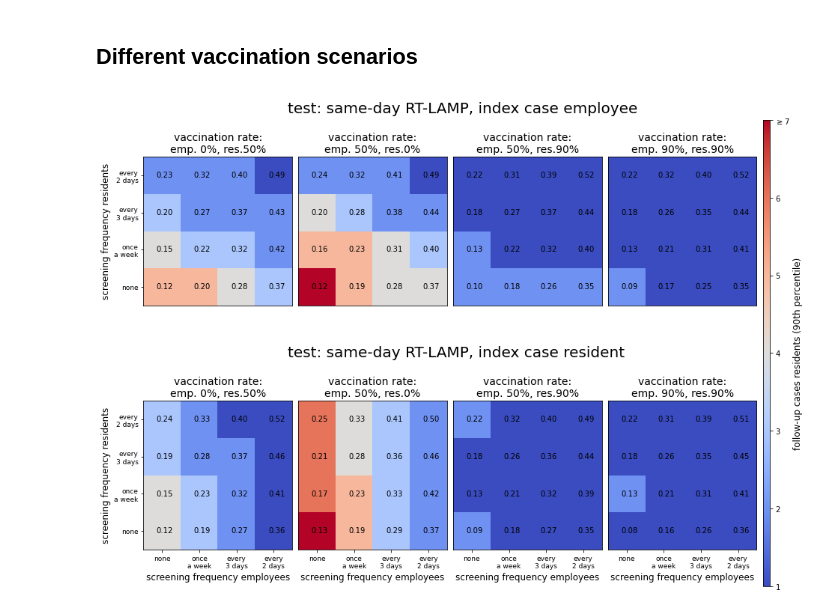
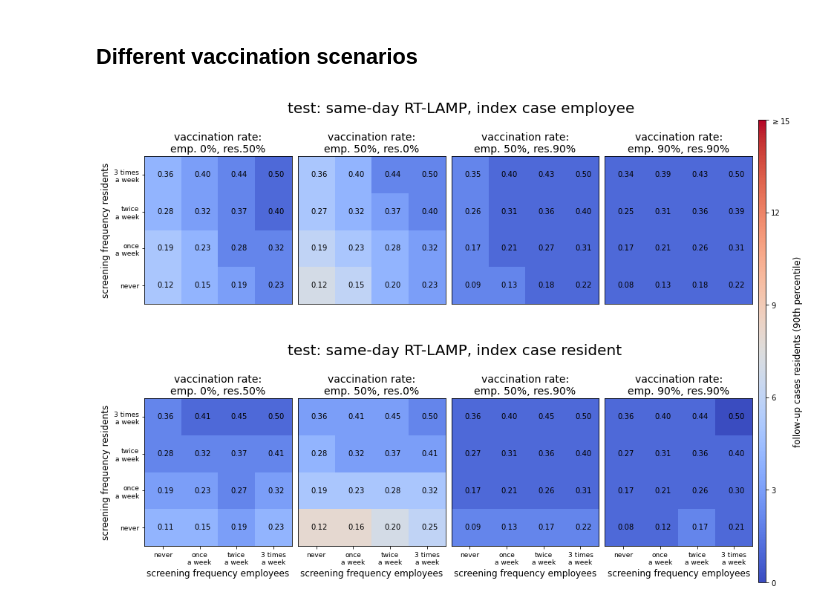
Before and after one commit to JanaLasser/nursing_home_SEIRX, a Jupyter notebook: analysis_testing_and_vaccintion.ipynb, the cells around one changed output. Saved outputs shown, nothing was run; the diff lists cells and outputs as text; code cells hidden in the pictures.

```diff
--- a/analysis_testing_and_vaccintion.ipynb
+++ b/analysis_testing_and_vaccintion.ipynb
@@ -15,15 +10,19 @@ vaccination_ratios = [(0.0, 0.5), (0.5, 0.0), (0.5, 0.9), (0.9, 0.5), (0.9, 0.9)
+# %%
+N_runs = 1000
+sim_name = 'simulations_testing_and_vaccination_{}.csv'.format(N_runs)
+res_path = '../data/simulation_results'
+dst_path = '../plots'
 # %% [markdown]
 ### Utility functions for plotting
 # %%
 def get_image(df, vacc_scenario, metric):
     subset = df.loc[:, :, vacc_scenario[0], vacc_scenario[1]]
-    screening_intervals = ['none', 'once\na week', 'every\n3 days',
-                           'every\n2 days']
+    screening_intervals = ['never', 'once\na week', 'twice\na week', '3 times\na week']
     img = np.zeros((len(screening_intervals), len(screening_intervals)))
 
     for i, p_index in enumerate(screening_intervals):
         for j, e_index in enumerate(screening_intervals):
-            img[i, j] = round(subset.loc[p_index, e_index][metric])
+            img[i, j] = subset.loc[e_index, p_index][metric]
     return img
 
 def plot_heatmap_turnover_time(ax, img, vmin, vmax, xticks, yticks):
@@ -54,9 +53,9 @@ def annotate_heatmap(ax, img):
 # %% [markdown]
 ### Mappings of variables to nicer labels for plots
 # %%
-frequency_name_map = {np.nan:'none',
-              2:'every\n2 days',
-              3:'every\n3 days',
+frequency_name_map = {np.nan:'never',
+              2:'3 times\na week',
+              3:'twice\na week',
               7:'once\na week'}
 
 test_name_map = {'same_day_antigen':'same-day antigen', 'one_day_PCR':'one day PCR',
@@ -72,17 +71,11 @@ metric_name_map = {'infected_residents_mean':'follow-up cases residents (mean)',
 index_case_map = {'employee':'index case employee',
                   'resident':'index case resident'}
 
-screening_intervals = ['none', 'once\na week', 'every\n3 days', 'every\n2 days']
+screening_intervals = ['never', 'once\na week', 'twice\na week', '3 times\na week']
 # %% [markdown]
 ## Load the simulation results
 # %%
-data = pd.DataFrame()
-for empvacc, resvacc in vaccination_ratios:
-    tmp = pd.read_csv(join(res_path, sim_name.format(empvacc, resvacc)))
-    tmp['employee_vaccination_ratio'] = empvacc
-    tmp['resident_vaccination_ratio'] = resvacc
-    data = pd.concat([data, tmp])
-data = data.reset_index(drop=True)
+data = pd.read_csv(join(res_path, sim_name))
 
 # replace strings with strings that are nicer for plotting
 data['resident_screen_interval'] = data['resident_screen_interval']\
@@ -96,8 +89,8 @@ data['N_tests_mean'] = data['N_diagnostic_tests_mean'] +\
     data['N_preventive_tests_mean']
 
 data = data.set_index(['test_type', 'index_case', 'employee_screen_interval',
-                       'resident_screen_interval', 'employee_vaccination_ratio',
-                       'resident_vaccination_ratio'])
+                       'resident_screen_interval', 'employee_vaccination_probability',
+                       'resident_vaccination_probability'])
 # %% [markdown]
 ## Different vaccination scenarios
 # %%
@@ -132,9 +125,9 @@ title_axes = [title_ax_1, title_ax_2]
 
 # possible range of median outbreak sizes to fix the dynamic range of the
 # colormaps
-vmin=1
-vmax=7
-vstep=1
+vmin=0
+vmax=15
+vstep=3
 
 # compare scenarios in which either employees or residents are the index case
 for i, index_case_mode in enumerate(['employee', 'resident']):
@@ -170,32 +163,32 @@ for i, index_case_mode in enumerate(['employee', 'resident']):
 
         # plot heatmap of the scenario
         img = get_image(df, vacc_scenario, metric)
         if index_case_mode == 'resident':
             # if a resident is the index case, we need to subtract 1 from the
             # number of infected residents, to calculate the "outbreak size",
             # which is defined as the number of FOLLOW-UP cases, given an index
             # case
             img = img - 1
         img_plot = plot_heatmap_turnover_time(ax,img,vmin,vmax,xticks,yticks)
 
         # annotate heatmap with tests / days / agent
         tests_per_agent = get_image(df, vacc_scenario, 'N_tests_mean') / (35+18)
         duration = get_image(df,vacc_scenario, 'duration_mean')
         tests_per_agent_per_day = tests_per_agent / duration
         annotate_heatmap(ax, tests_per_agent_per_day)
 
 # colorbar
 norm = mpl.colors.Normalize(vmin=vmin,vmax=vmax)
 sm = plt.cm.ScalarMappable(cmap= plt.get_cmap('coolwarm'), norm=norm)
 cbar = fig.colorbar(sm, cax=cbar_ax, orientation='vertical',\
                         ticks=np.arange(vmin, vmax + 1, vstep))
-yticklabels = list(range(vmin, vmax)) + ['$\geq {}$'.format(vmax)]
+yticklabels = list(range(vmin, vmax, vstep)) + ['$\geq {}$'.format(vmax)]
 cbar.ax.set_yticklabels(yticklabels)
 cbar.set_label('{}'.format(metric_name_map[metric]), fontsize=12)
 
 plt.savefig(join(dst_path, 'testing_strategy_and_vaccinations_{}.png'\
                  .format(test_type)), dpi=300, transparent=True)
 plt.savefig(join(dst_path, 'testing_strategy_and_vaccinations_{}.pdf'\
                  .format(test_type)), transparent=True)
 # %% [output]
-[figure, old version]
+[figure, new version]
```
Also changed, not shown: parts of 1 cell of this notebook.
